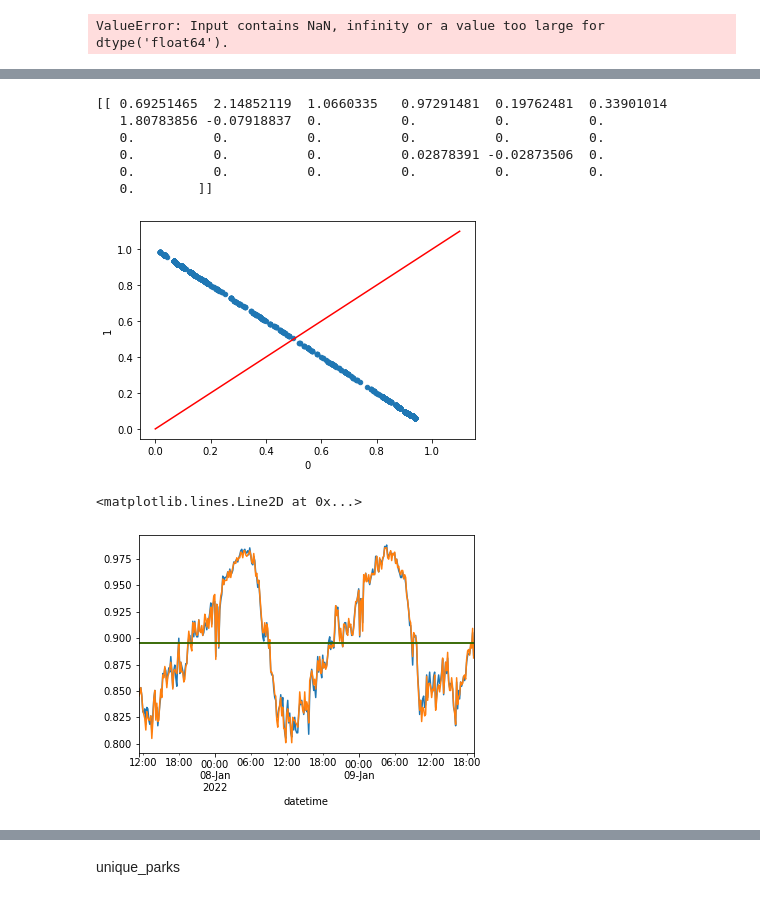
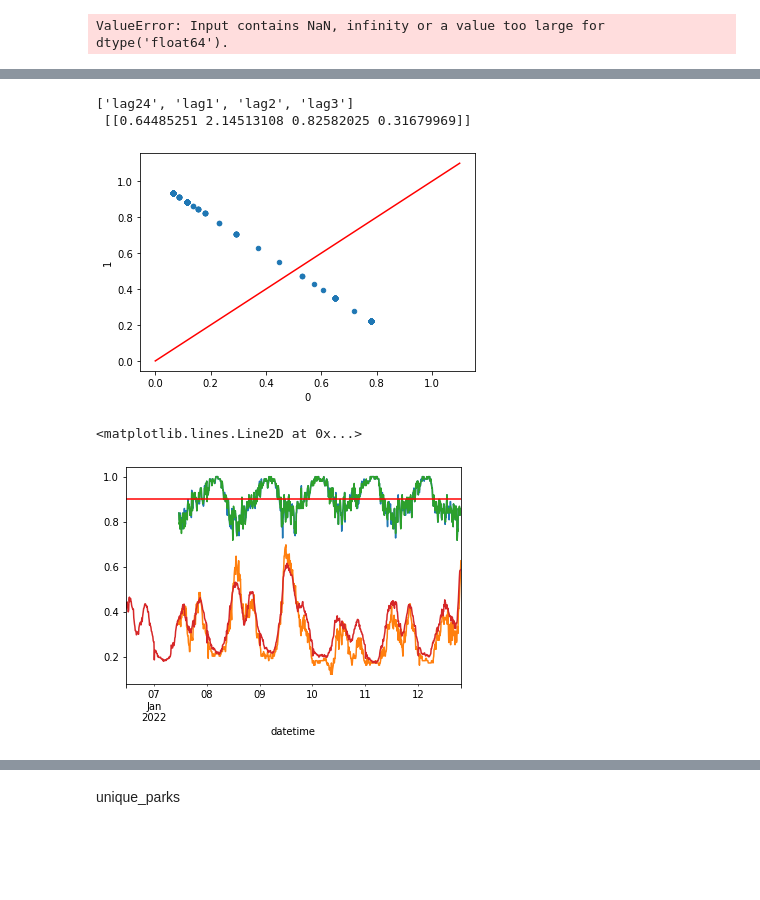
Before and after one commit to gdubbs100/parking, a Jupyter notebook: parking.ipynb, the cells around one changed output, grey strips where cells are left out. Saved outputs shown, nothing was run; the diff lists cells and outputs as text; code cells hidden in the pictures; blank space fills up the shorter version.

Commit message:
updating parking restriction extraction and zipped raw files

```diff
--- a/parking.ipynb
+++ b/parking.ipynb
@@ -178,15 +182,0 @@ array(['1P Meter', '4P Meter', '2P Ticket A', '1/2P', '1/2P Meter',
-# %%
-import re
-# pattern = r'\dP'
-# [re.match(pattern, desc) for desc in all_park_df.TypeDesc1.unique()]
-
-def extract_hrs(string):
-    pattern = r'\dP'
-    res = re.match(pattern, string)
-    if res:
-        return res.group()
-    else:
-        return '0'
-
-all_park_df.loc[:, 'hours'] = all_park_df.TypeDesc1.apply(lambda x: extract_hrs(x))
-all_park_df
@@ -301,8 +185,8 @@ from sklearn.preprocessing import OneHotEncoder
 
 OHE = OneHotEncoder()
 # set up modelling data
-estimation_data = all_park_df[['status', 'hours']].copy(deep = True)
-dummies = pd.get_dummies(estimation_data.hours, drop_first = True)
+estimation_data = all_park_df[['status', 'restrictions']].copy(deep = True)
+dummies = pd.get_dummies(estimation_data.restrictions, drop_first = True)
 estimation_data = estimation_data[['status']].astype(int)
 estimation_data = pd.merge(estimation_data, dummies, left_index = True, right_index = True)
 estimation_data.sort_index(inplace = True)
@@ -311,6 +195,12 @@ estimation_data.sort_index(inplace = True)
 estimation_data['time_hour'] = estimation_data.index.get_level_values(0).hour
 time_dummies = pd.get_dummies(estimation_data.time_hour, drop_first = True)
 estimation_data = pd.merge(estimation_data, time_dummies, left_index = True, right_index = True)
+estimation_data.sort_index(inplace = True)
+
+# include day variable
+estimation_data['time_day'] = estimation_data.index.get_level_values(0).day_name()
+day_dummies = pd.get_dummies(estimation_data.time_day, drop_first = True)
+estimation_data = pd.merge(estimation_data, day_dummies, left_index = True, right_index = True)
 estimation_data.sort_index(inplace = True)
 
 # extract test and train data
@@ -337,7 +227,7 @@ test = estimation_data.loc[(split + timedelta(minutes = 10)):] # retain datetime
 train = estimation_data.loc[:split]
 
 # 'lag1','lag2', 'lag3',
-features = ['lag24','lag1','lag2', 'lag3','1P', '2P', '3P', '4P'] + [i for i in range(1, 24)]
+features = ['lag24','lag1','lag2', 'lag3']#, 'Monday', 'Tuesday', 'Wednesday','Saturday', 'Sunday', '1P', '2P', '4P'] + [i for i in range(1, 24)]
 
 X_test = test[features]
 Y_test = test['status']
@@ -403,7 +310,7 @@ ConfusionMatrixDisplay(cm, display_labels = [1,0]).plot()
 # %%
 from sklearn.ensemble import RandomForestClassifier
 
-rf = RandomForestClassifier(n_estimators = 500, ccp_alpha = 0.1)
+rf = RandomForestClassifier(n_estimators = 100)
 rf.fit(X_train, Y_train)
 
 pred = rf.predict(X_test)
@@ -415,9 +322,12 @@ ConfusionMatrixDisplay(cm, display_labels = [1,0]).plot()
 # %%
+# running cross validation across all obs
 acc = {'acc': [], 'occ': []}
 
-for date in pd.date_range(split + timedelta(minutes = 10), periods = 6, freq = '10min'):
-    pred = LR.predict(X_test.loc[date])
-    cm = confusion_matrix(Y_test.loc[date], pred)
+for date in np.unique(estimation_data.index.get_level_values(0)):
+
+    rf.fit(estimation_data.loc[date - np.timedelta64(10, 'm'):, features], estimation_data.loc[date - np.timedelta64(10, 'm'):, 'status'])
+    pred = rf.predict(estimation_data.loc[date, features])
+    cm = confusion_matrix(estimation_data.loc[date,'status'], pred)
     accuracy = (cm[0][0] + cm[1][1]) / np.sum(cm)
     occupancy = 100* pred.sum() / len(pred)
     acc['acc'].append(accuracy)
@@ -513,26 +423,27 @@ plt.show()
 # %%
 pd.DataFrame(LR.predict_proba(X_test)).plot(x = 0, y = 1,kind = 'scatter')
 plt.plot(np.linspace(0,1.1), np.linspace(0,1.1), c = 'red')
-print(LR.coef_)
+print(features,
+'\n',
+
+
+LR.coef_)
 # %% [output]
-[[ 0.69251465  2.14852119  1.0660335   0.97291481  0.19762481  0.33901014
-   1.80783856 -0.07918837  0.          0.          0.          0.
-   0.          0.          0.          0.          0.          0.
-   0.          0.          0.          0.02878391 -0.02873506  0.
-   0.          0.          0.          0.          0.          0.
-   0.        ]]
+['lag24', 'lag1', 'lag2', 'lag3']
+ [[0.64485251 2.14513108 0.82582025 0.31679969]]
-[figure, old version]
+[figure, new version]
 # %%
 new = estimation_data.lag1 == estimation_data.status
 lag_acc = new.groupby(level = 'datetime').sum() / new.groupby(level = 'datetime').count()
 acc_df['acc'].plot()
-#(acc_df['occ']/100).plot()
+(acc_df['occ']/100).plot()
 lag_acc.plot()
+(macro_time_df.loc[:, 'percent_full']/100).plot()
 plt.axhline(acc_df['acc'].mean(), c = 'r')
-plt.axhline(lag_acc.mean(), c = 'g')
+#plt.axhline(lag_acc.mean(), c = 'g')
 # %% [output]
 <matplotlib.lines.Line2D at 0x...>
-[figure, old version]
+[figure, new version]
 # %%
 print(lag_acc.mean(), acc_df.acc.mean())
 # %% [output]
```
Also changed, not shown: parts of 27 cells of this notebook, 1 other file.
